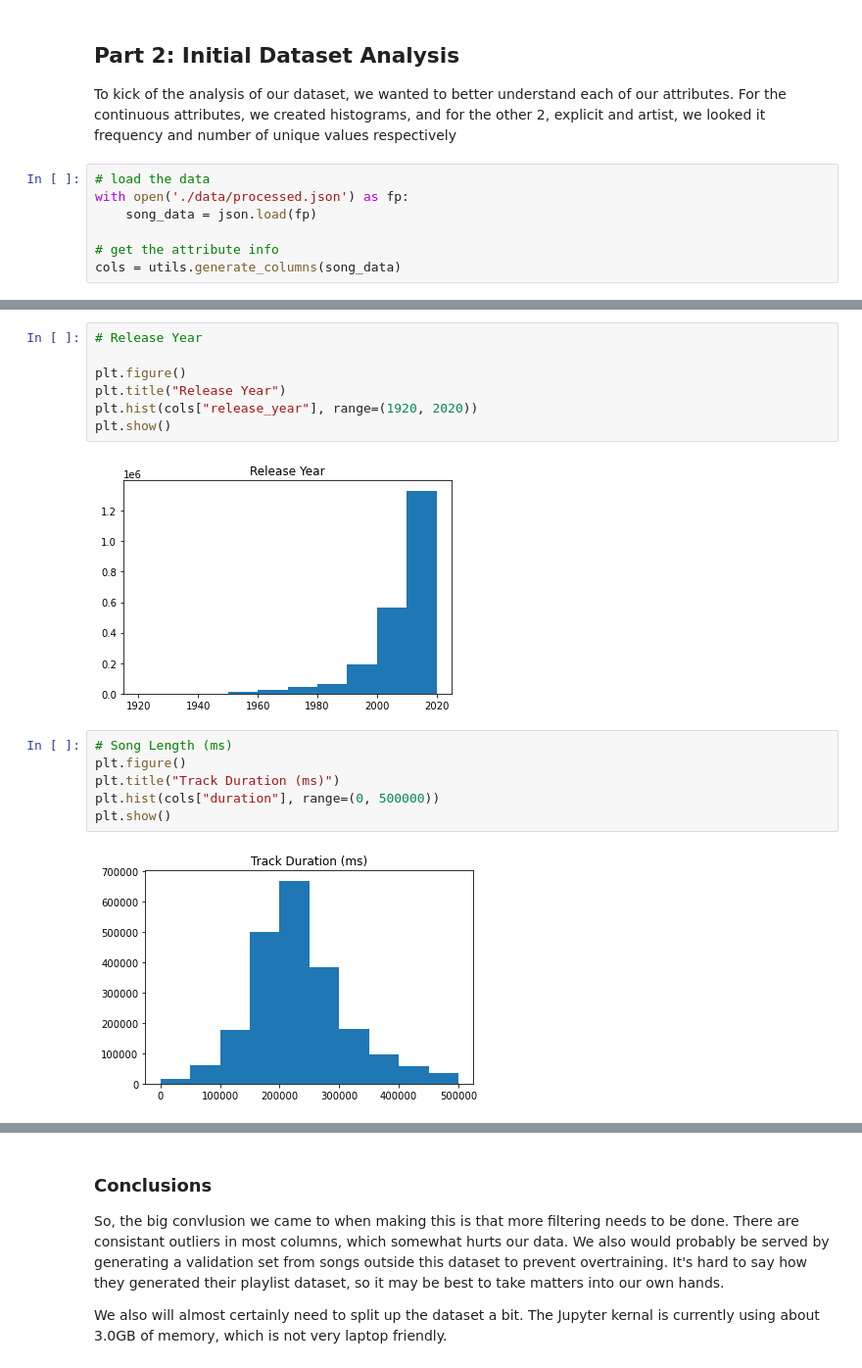
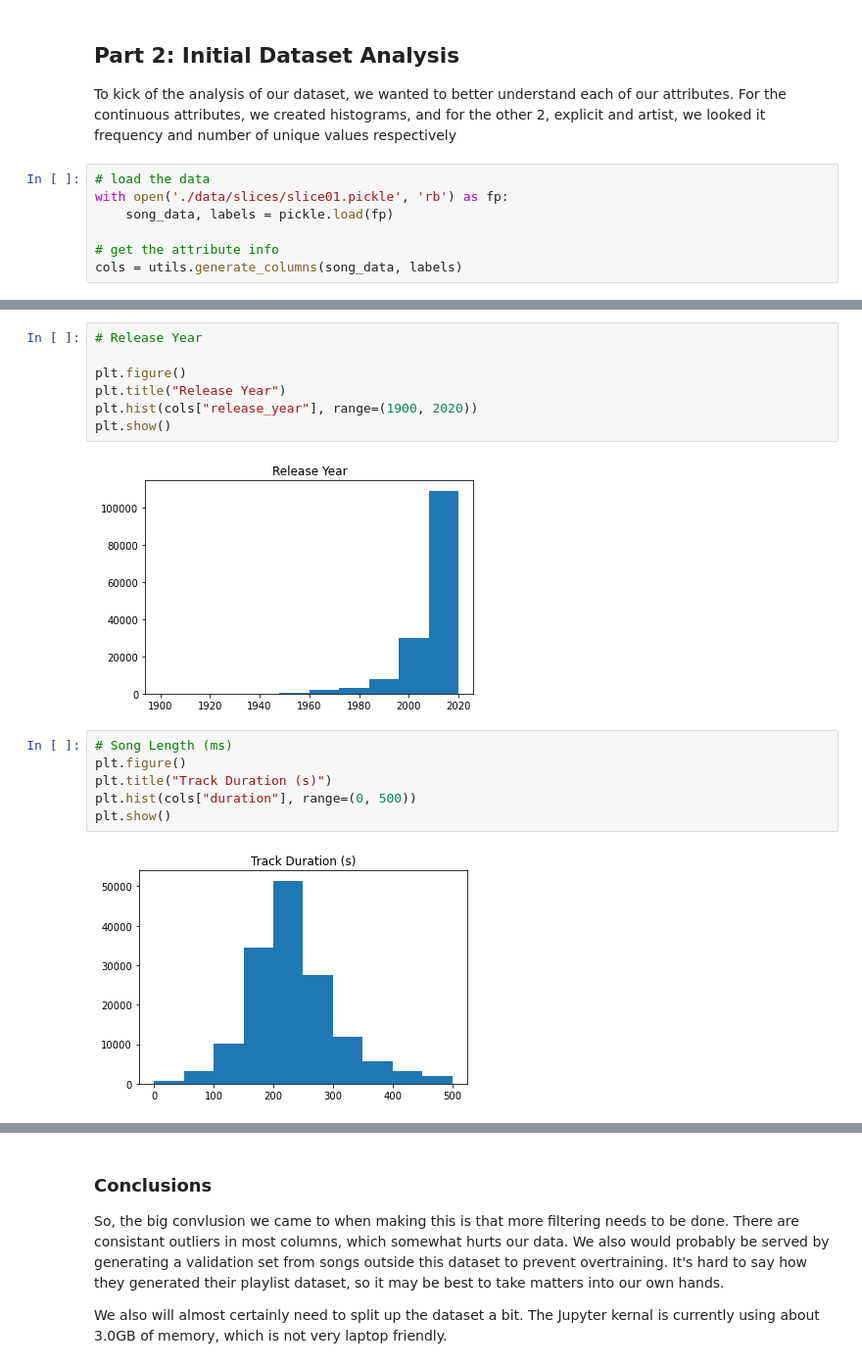
Before and after one commit to thebenjhoward/spotify-popularity-project, a Jupyter notebook: eda.ipynb, the cells around one changed output, grey strips where cells are left out. Shown at 98% size. Drawn from its saved outputs; the diff is of its cells as text.

```diff
--- a/eda.ipynb
+++ b/eda.ipynb
@@ -102,11 +103,11 @@ the continuous attributes, we created histograms, and for the other 2, explicit
 number of unique values respectively
 # %%
 # load the data
-with open('./data/processed.json') as fp:
-    song_data = json.load(fp)
+with open('./data/slices/slice01.pickle', 'rb') as fp:
+    song_data, labels = pickle.load(fp)
 
 # get the attribute info
-cols = utils.generate_columns(song_data)
+cols = utils.generate_columns(song_data, labels)
 # %%
 # Number of Artists/featured artists
 
@@ -119,17 +129,17 @@ plt.show()
 # %%
 # Release Year
 
 plt.figure()
 plt.title("Release Year")
-plt.hist(cols["release_year"], range=(1920, 2020))
+plt.hist(cols["release_year"], range=(1900, 2020))
 plt.show()
 # %% [output]
-[figure, old version]
+[figure, new version]
 # %%
 # Song Length (ms)
 plt.figure()
-plt.title("Track Duration (ms)")
-plt.hist(cols["duration"], range=(0, 500000))
+plt.title("Track Duration (s)")
+plt.hist(cols["duration"], range=(0, 500))
 plt.show()
 # %% [output]
-[figure, old version]
+[figure, new version]
```
Also changed, not shown: parts of 14 cells of this notebook, 18 other files.
